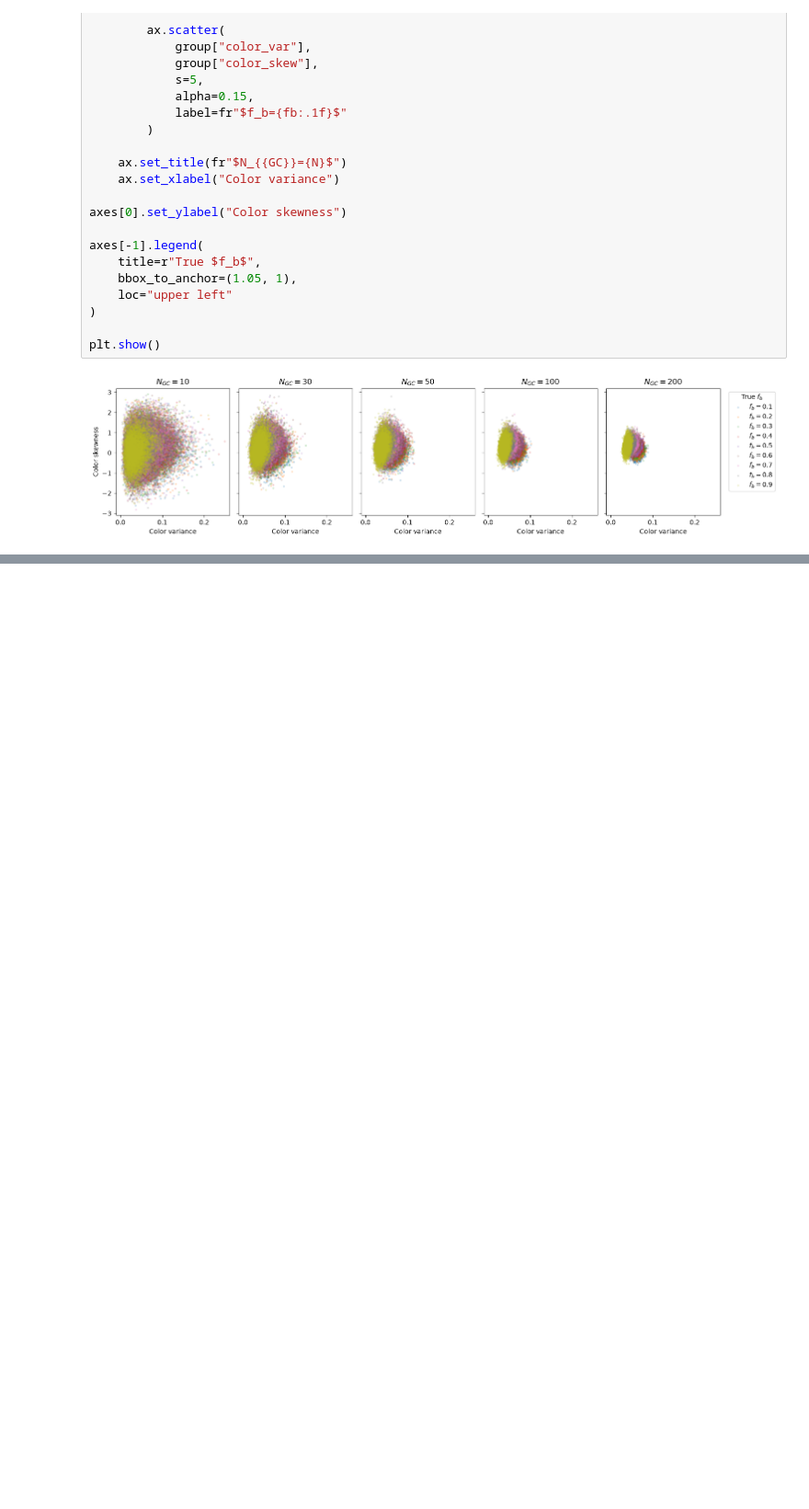
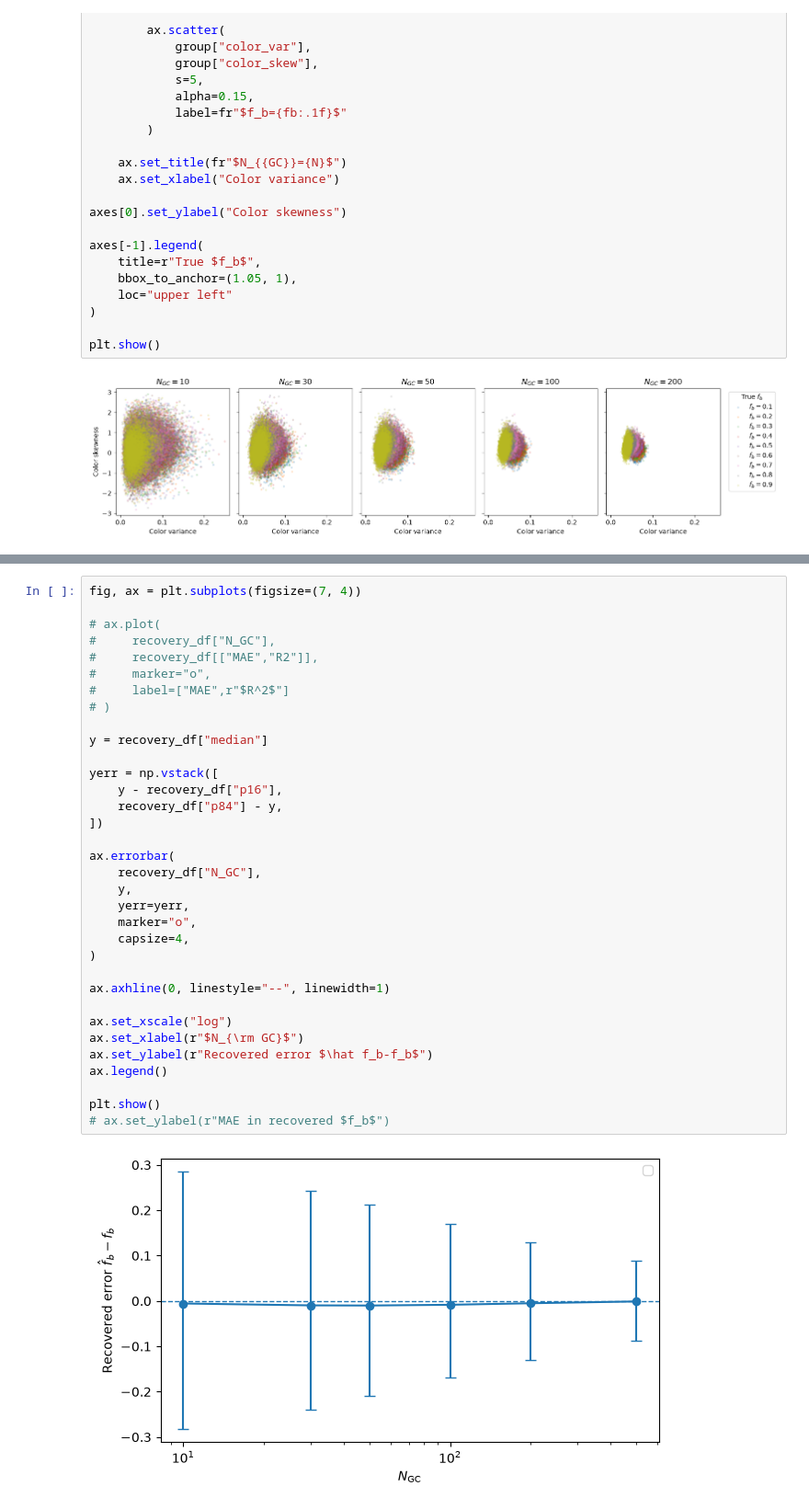
Before and after one commit to Pommers/Coma-GCS-colors, a Jupyter notebook: 04_PBlue_fb_color_shift_cal.ipynb, the cells around one changed output, grey strips where cells are left out. Shown at 92% size. Drawn from its saved outputs; the diff is of its cells as text; blank space fills up the shorter version.

```diff
--- a/04_PBlue_fb_color_shift_cal.ipynb
+++ b/04_PBlue_fb_color_shift_cal.ipynb
@@ -1159,0 +1251,36 @@ plt.show()
+# %%
+fig, ax = plt.subplots(figsize=(7, 4))
+
+# ax.plot(
+#     recovery_df["N_GC"],
+#     recovery_df[["MAE","R2"]],
+#     marker="o",
+#     label=["MAE",r"$R^2$"]
+# )
+
+y = recovery_df["median"]
+
+yerr = np.vstack([
+    y - recovery_df["p16"],
+    recovery_df["p84"] - y,
+])
+
+ax.errorbar(
+    recovery_df["N_GC"],
+    y,
+    yerr=yerr,
+    marker="o",
+    capsize=4,
+)
+
+ax.axhline(0, linestyle="--", linewidth=1)
+
+ax.set_xscale("log")
+ax.set_xlabel(r"$N_{\rm GC}$")
+ax.set_ylabel(r"Recovered error $\hat f_b-f_b$")
+ax.legend()
+
+plt.show()
+# ax.set_ylabel(r"MAE in recovered $f_b$")
+# %% [output]
+[figure, added]
```
Also changed, not shown: parts of 6 cells of this notebook.
